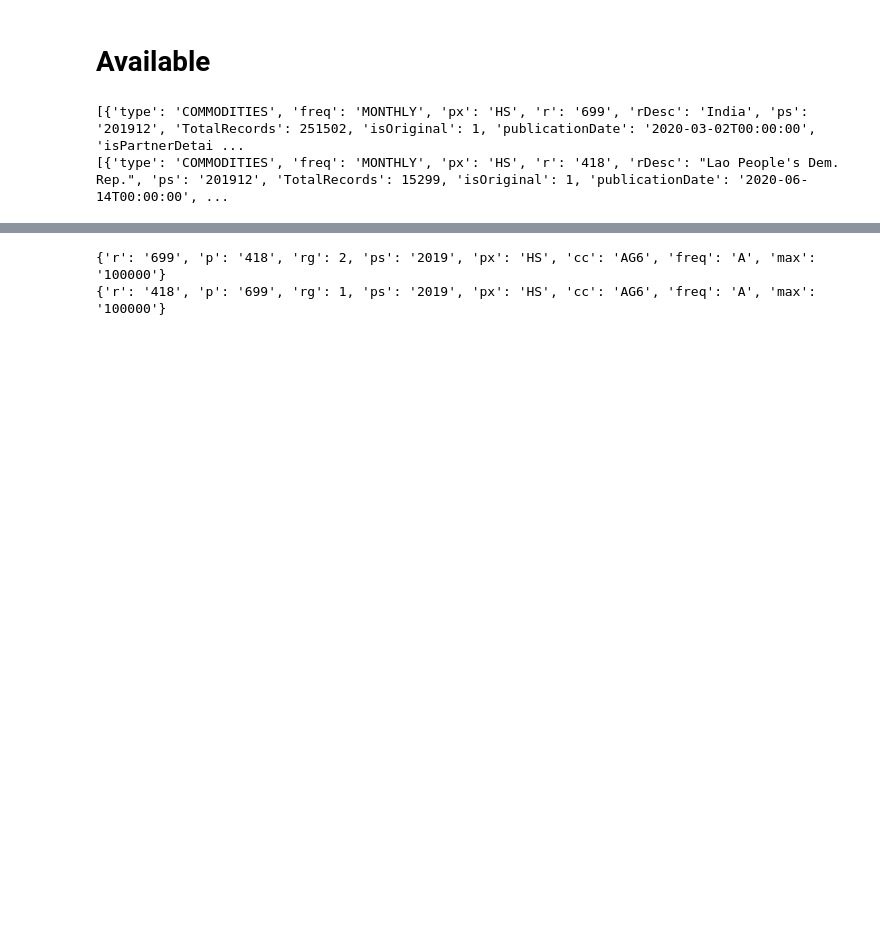
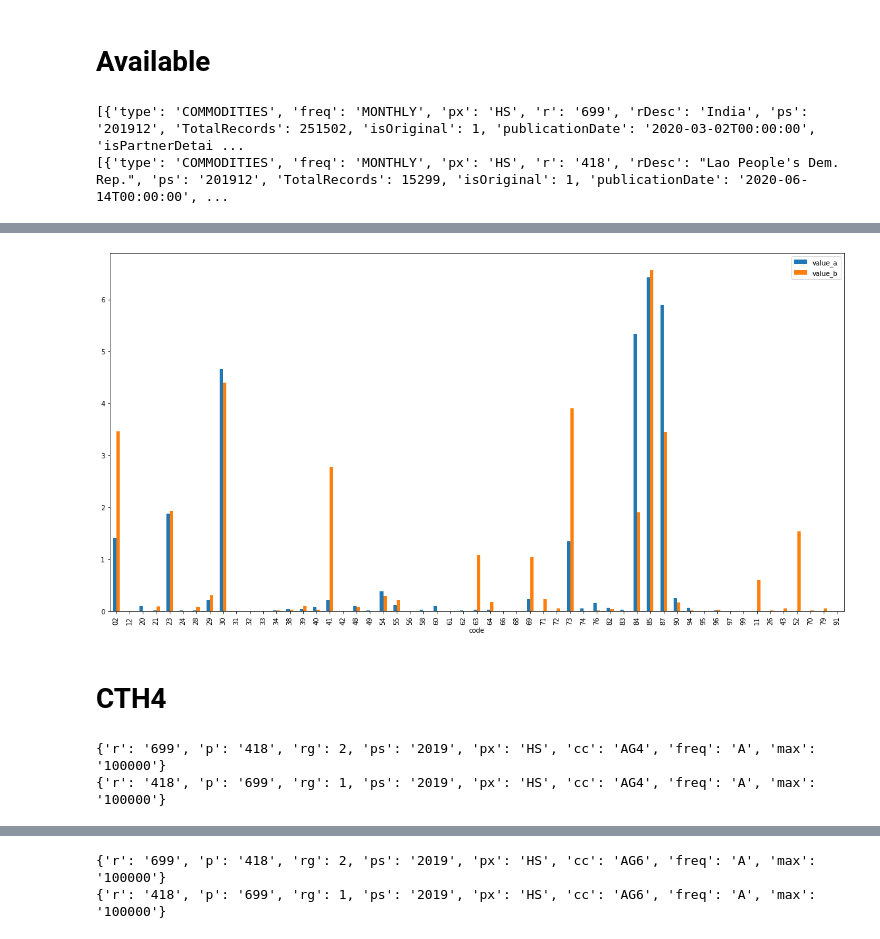
Before and after one commit to kmaneesh/tta, a Jupyter notebook: notebook/country/export.ipynb, the cells around one changed output, grey strips where cells are left out. Cells and saved outputs as stored; diff of their text form; code cells hidden in the pictures; blank space fills up the shorter version.

```diff
--- a/notebook/country/export.ipynb
+++ b/notebook/country/export.ipynb
@@ -51,0 +52,5 @@ print(status)
+# %%
+cc = 'AG2'
+data_out, data_in = tta.get_export_data(reporter, partner, period, cc)
+data = tta.compare(data_out, data_in)
+df2 = tta.prepare(data)
@@ -51,0 +80,5 @@ print(status)
+# %%
+df2.plot(kind='bar', y=['value_a','value_b'], x='code')
+plt.show()
+# %% [output]
+[figure, added]
@@ -51,0 +87,10 @@ print(status)
+# %% [markdown]
+# CTH4
+# %%
+cc = 'AG4'
+data_out, data_in = tta.get_export_data(reporter, partner, period, cc)
+data = tta.compare(data_out, data_in)
+df4 = tta.prepare(data)
+# %% [output]
+{'r': '699', 'p': '418', 'rg': 2, 'ps': '2019', 'px': 'HS', 'cc': 'AG4', 'freq': 'A', 'max': '100000'}
+{'r': '418', 'p': '699', 'rg': 1, 'ps': '2019', 'px': 'HS', 'cc': 'AG4', 'freq': 'A', 'max': '100000'}
```
Also changed, not shown: parts of 22 cells of this notebook, 1 other file.
